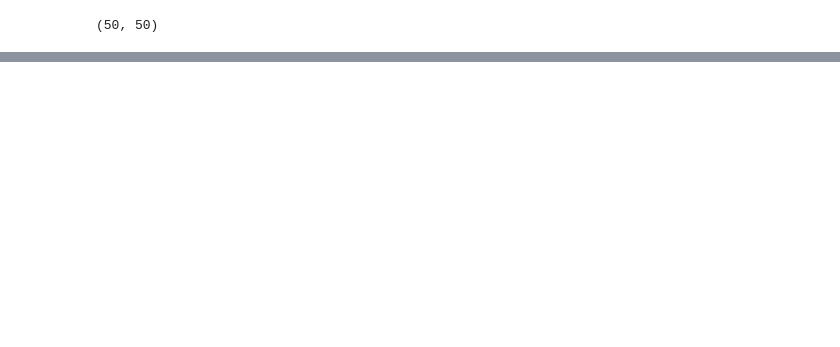
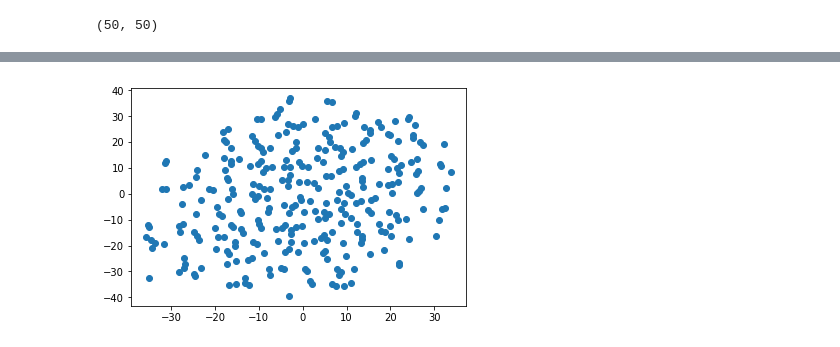
Before and after one commit to fmromeiro/tdnn-ptb, a Jupyter notebook: ptb_word_tdnn_keras-2d.ipynb, the cells around one changed output, grey strips where cells are left out. Saved outputs shown, nothing was run; the diff lists cells and outputs as text; code cells hidden in the pictures; blank space fills up the shorter version.

```diff
--- a/ptb_word_tdnn_keras-2d.ipynb
+++ b/ptb_word_tdnn_keras-2d.ipynb
@@ -308,0 +315,8 @@ TypeError: plot_activations_freq() missing 2 required positional arguments: 'xla
+# %%
+# print(embedded1.shape)
+
+# plt.scatter(embedded1[:, 0], embedded1[:, 1], marker="o")
+plt.scatter(embedded2[:, 0], embedded2[:, 1], marker="o")
+plt.show()
+# %% [output]
+[figure, added]
```
Also changed, not shown: parts of 13 cells of this notebook, 3 other files.
